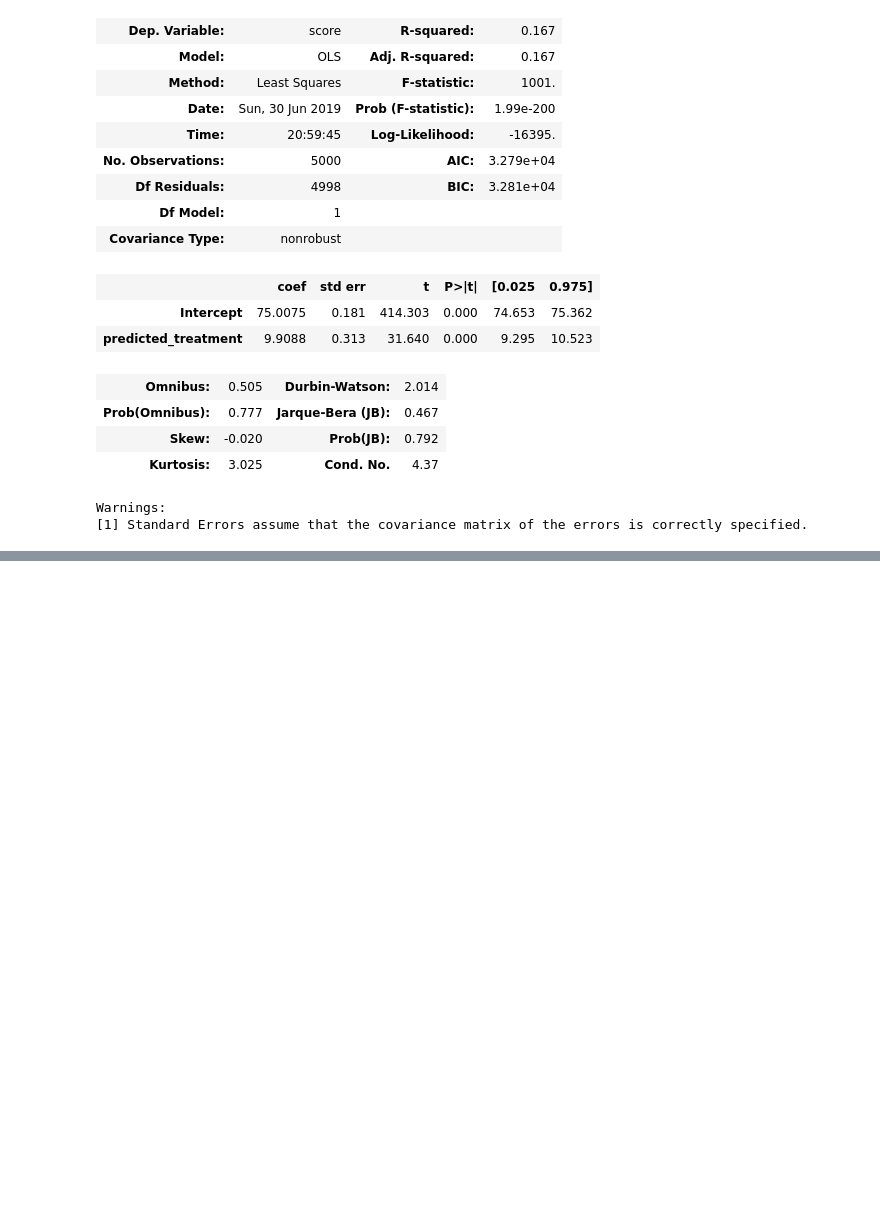
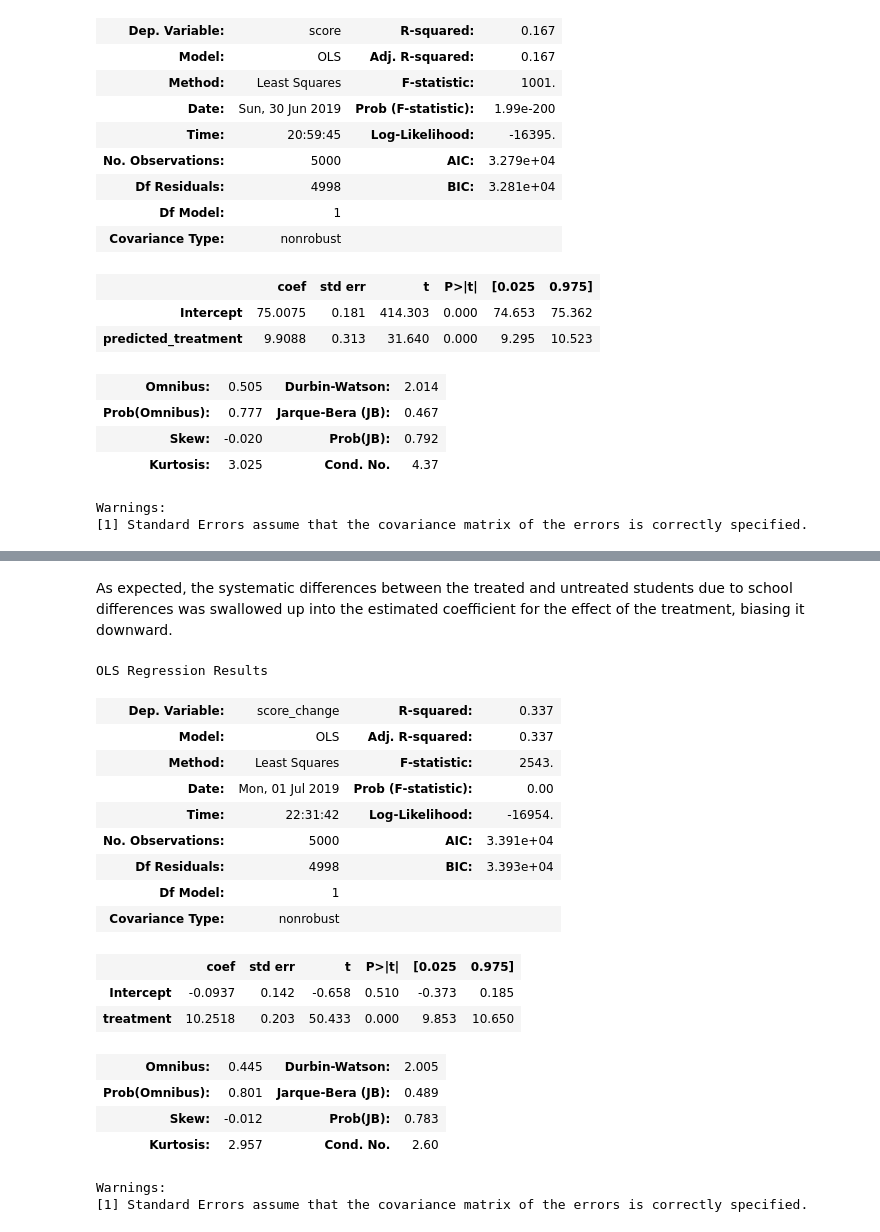
Before and after one commit to zduey/metrics, a Jupyter notebook: 03_quasi_experimental_methods.ipynb, the cells around one changed output, grey strips where cells are left out. Drawn from its saved outputs; the diff is of its cells as text; code cells hidden in the pictures; blank space fills up the shorter version.

```diff
--- a/03_quasi_experimental_methods.ipynb
+++ b/03_quasi_experimental_methods.ipynb
@@ -224,0 +284,26 @@ Warnings:
+# %% [markdown]
+As expected, the systematic differences between the treated and untreated students due to school differences was swallowed up into the estimated coefficient for the effect of the treatment, biasing it downward.
+# %%
+model = smf.ols(formula="score_change ~ 1 + treatment", data=treatment_df)
+result = model.fit()
+result.summary()
+# %% [output]
+OLS Regression Results
+| Dep. Variable: | score_change | R-squared: | 0.337 |
+| Model: | OLS | Adj. R-squared: | 0.337 |
+| Method: | Least Squares | F-statistic: | 2543. |
+| Date: | Mon, 01 Jul 2019 | Prob (F-statistic): | 0.00 |
+| Time: | 22:31:42 | Log-Likelihood: | -16954. |
+| No. Observations: | 5000 | AIC: | 3.391e+04 |
+| Df Residuals: | 4998 | BIC: | 3.393e+04 |
+| Df Model: | 1 |  |  |
+| Covariance Type: | nonrobust |  |  |
+|  | coef | std err | t | P>|t| | [0.025 | 0.975] |
+| Intercept | -0.0937 | 0.142 | -0.658 | 0.510 | -0.373 | 0.185 |
+| treatment | 10.2518 | 0.203 | 50.433 | 0.000 | 9.853 | 10.650 |
+| Omnibus: | 0.445 | Durbin-Watson: | 2.005 |
+| Prob(Omnibus): | 0.801 | Jarque-Bera (JB): | 0.489 |
+| Skew: | -0.012 | Prob(JB): | 0.783 |
+| Kurtosis: | 2.957 | Cond. No. | 2.60 |
+Warnings:
+[1] Standard Errors assume that the covariance matrix of the errors is correctly specified.
```
Also changed, not shown: parts of 10 cells of this notebook.
